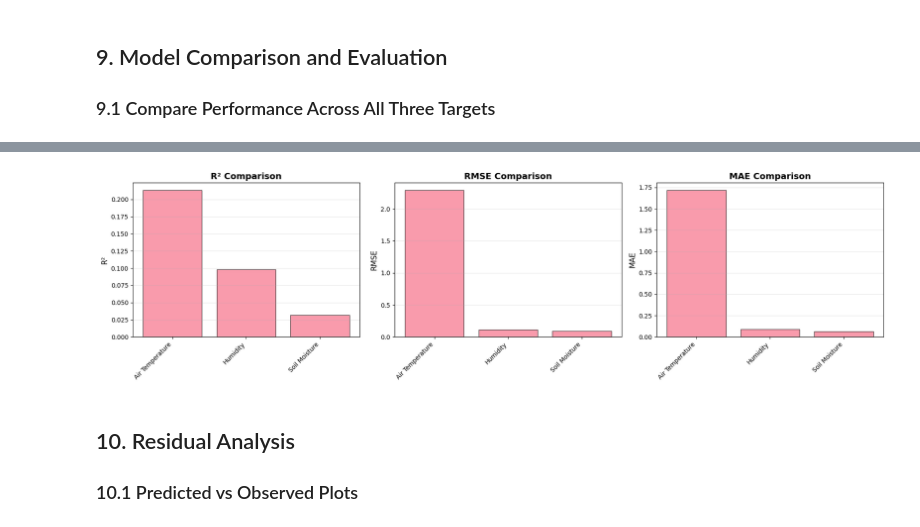
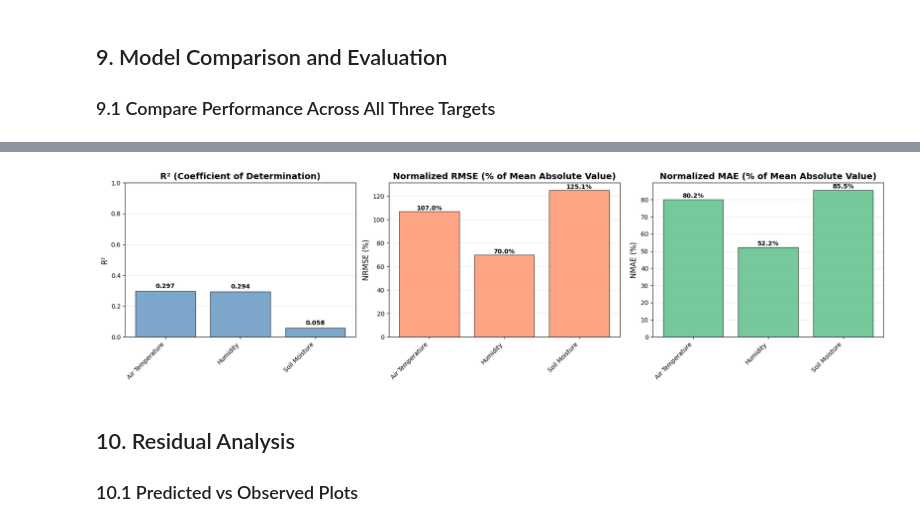
Before and after one commit to gregory-halverson-jpl/JET3, a Jupyter notebook: notebooks/Meteorology UQ.ipynb, the cells around one changed output, grey strips where cells are left out. Drawn from its saved outputs; the diff is of its cells as text; code cells hidden in the pictures.

```diff
--- a/notebooks/Meteorology UQ.ipynb
+++ b/notebooks/Meteorology UQ.ipynb
@@ -70,12 +70,9 @@ Available columns: 191
 # Define independent variables for regression analysis
 INPUT_VARIABLES = [
     "NDVI",
-    "NDVI_error",
     "ST_C",
-    "ST_C_error",
     "SZA_deg",
     "albedo",
-    "albedo_error",
     "canopy_height_meters",
     "elevation_m",
     "emissivity",
@@ -669,7 +610,7 @@ Model Comparison:
 
 ### 9.1 Compare Performance Across All Three Targets
 # %%
-# Create comparison table
+# Create comparison table with normalized metrics
 comparison_data = []
 
 for target_name, refined, original in [
@@ -678,32 +619,66 @@ for target_name, refined, original in [
     ('Soil Moisture', sm_refined, sm_results)
 ]:
     results = refined if refined else original
+    y = results['y']
+    y_pred = results['y_pred']
+
+    # Calculate normalized metrics for fair comparison across different units
+    # NRMSE: Normalized RMSE as percentage of mean absolute value
+    mean_abs_y = np.nanmean(np.abs(y))
+    nrmse_pct = (results['rmse'] / mean_abs_y * 100) if mean_abs_y != 0 else np.nan
+
+    # Normalized MAE as percentage
+    nmae_pct = (results['mae'] / mean_abs_y * 100) if mean_abs_y != 0 else np.nan
+
     comparison_data.append({
         'Target': target_name,
         'N Variables': len(results['predictor_vars']),
         'R²': results['r2'],
-        'RMSE': results['rmse'],
-        'MAE': results['mae'],
+        'NRMSE (%)': nrmse_pct,
+        'NMAE (%)': nmae_pct,
         'N Observations': len(results['y'])
     })
 
 comparison_df = pd.DataFrame(comparison_data)
 
-print("=" * 80)
-print("MODEL PERFORMANCE COMPARISON")
-print("=" * 80)
-print(comparison_df.to_string(index=False, float_format=lambda x: f'{x:.4f}'))
+print("=" * 90)
+print("MODEL PERFORMANCE COMPARISON (Normalized Metrics)")
+print("=" * 90)
+print("\nNote: NRMSE and NMAE are normalized as percentages of mean absolute observed value")
+print("This allows fair comparison across variables with different units\n")
+print(comparison_df.to_string(index=False, float_format=lambda x: f'{x:.2f}'))
 
-# Visualize comparison
+# Visualize comparison using normalized metrics
 fig, axes = plt.subplots(1, 3, figsize=(18, 5))
 
-metrics = ['R²', 'RMSE', 'MAE']
-for ax, metric in zip(axes, metrics):
-    ax.bar(comparison_df['Target'], comparison_df[metric], alpha=0.7, edgecolor='black')
-    ax.set_ylabel(metric, fontsize=12)
-    ax.set_title(f'{metric} Comparison', fontsize=14, fontweight='bold')
-    ax.grid(True, axis='y', alpha=0.3)
-    ax.set_xticklabels(comparison_df['Target'], rotation=45, ha='right')
+# R² comparison
+axes[0].bar(comparison_df['Target'], comparison_df['R²'], alpha=0.7, edgecolor='black', color='steelblue')
+axes[0].set_ylabel('R²', fontsize=12)
+axes[0].set_title('R² (Coefficient of Determination)', fontsize=14, fontweight='bold')
+axes[0].grid(True, axis='y', alpha=0.3)
+axes[0].set_ylim([0, 1])
+
+axes[0].set_xticklabels(comparison_df['Target'], rotation=45, ha='right')
+for i, v in enumerate(comparison_df['R²']):
+    axes[0].text(i, v + 0.02, f'{v:.3f}', ha='center', fontweight='bold')
+
+# NRMSE comparison
+axes[1].bar(comparison_df['Target'], comparison_df['NRMSE (%)'], alpha=0.7, edgecolor='black', color='coral')
+axes[1].set_ylabel('NRMSE (%)', fontsize=12)
+axes[1].set_title('Normalized RMSE (% of Mean Absolute Value)', fontsize=14, fontweight='bold')
+axes[1].grid(True, axis='y', alpha=0.3)
+axes[1].set_xticklabels(comparison_df['Target'], rotation=45, ha='right')
+for i, v in enumerate(comparison_df['NRMSE (%)']):
+    axes[1].text(i, v + 1, f'{v:.1f}%', ha='center', fontweight='bold')
+
+# NMAE comparison
+axes[2].bar(comparison_df['Target'], comparison_df['NMAE (%)'], alpha=0.7, edgecolor='black', color='mediumseagreen')
+axes[2].set_ylabel('NMAE (%)', fontsize=12)
+axes[2].set_title('Normalized MAE (% of Mean Absolute Value)', fontsize=14, fontweight='bold')
+axes[2].grid(True, axis='y', alpha=0.3)
+axes[2].set_xticklabels(comparison_df['Target'], rotation=45, ha='right')
+for i, v in enumerate(comparison_df['NMAE (%)']):
+    axes[2].text(i, v + 1, f'{v:.1f}%', ha='center', fontweight='bold')
 
 plt.tight_layout()
 plt.show()
@@ -718,4 +697,4 @@ Air Temperature            2 0.2134 2.2913 1.7187            1048
-[figure, old version]
+[figure, new version]
 # %% [markdown]
 ## 10. Residual Analysis
 
```
Also changed, not shown: parts of 17 cells of this notebook, 2 other files.
